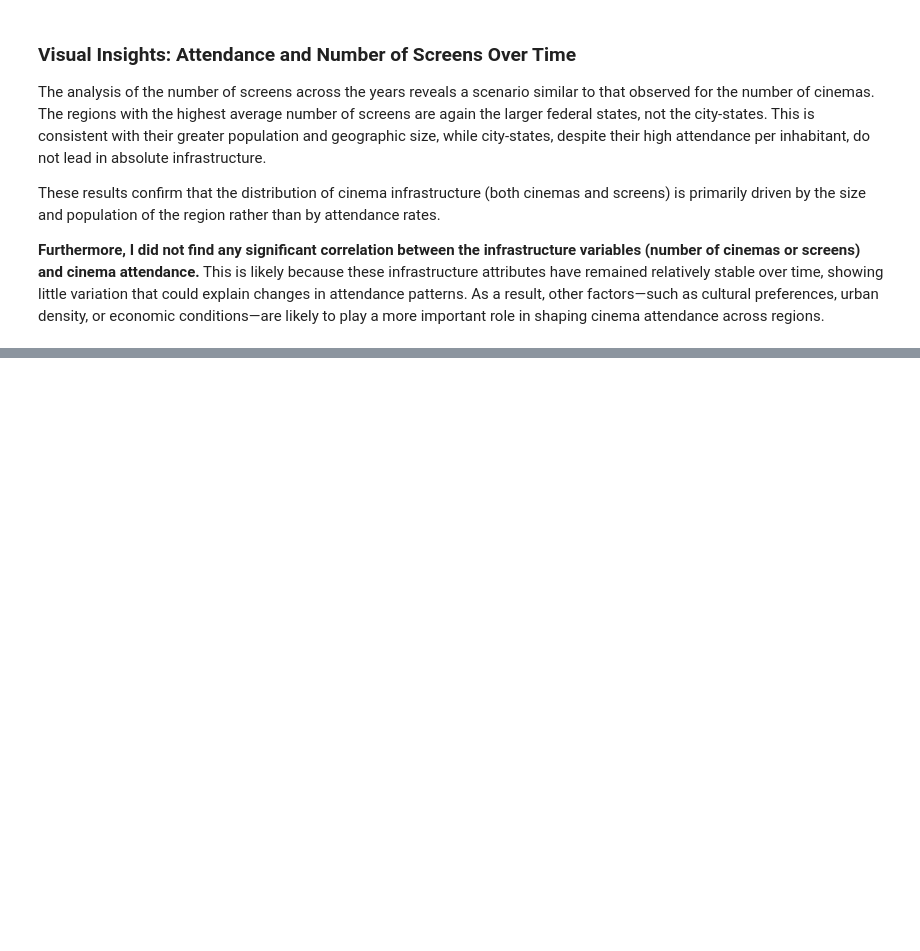
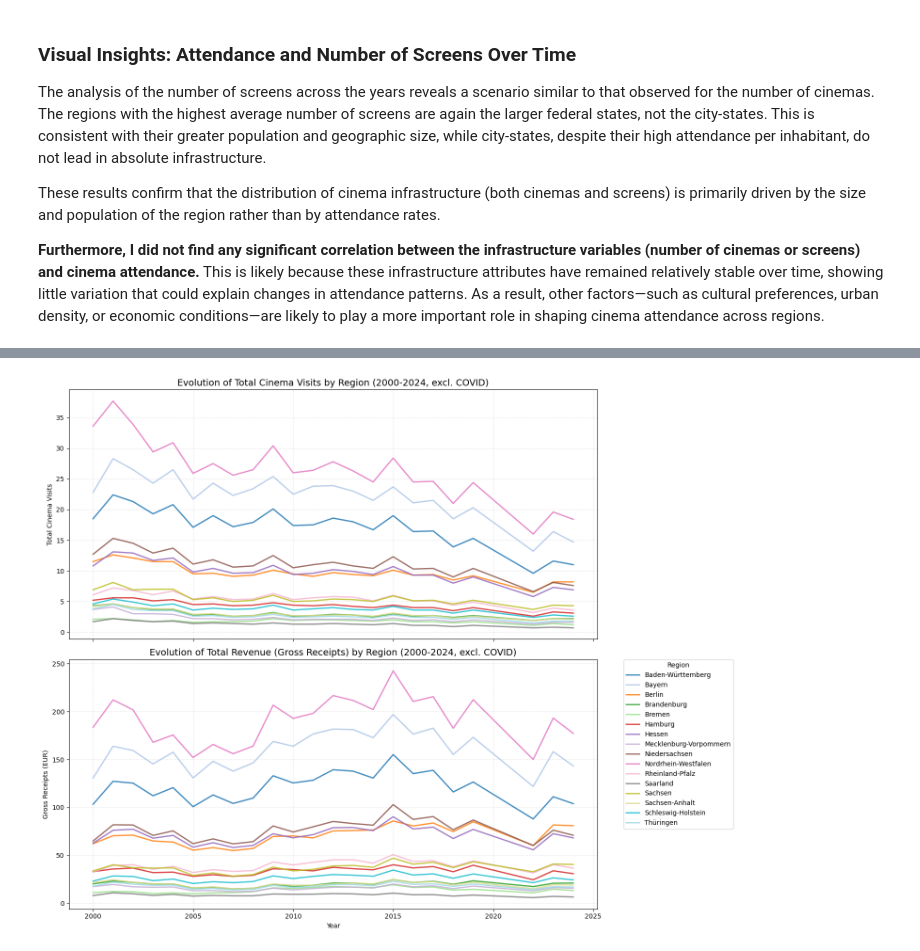
Before and after one commit to federico-bnt/German-cinema-exploratory-analysis-2025, a Jupyter notebook: bin/analysis_notebook.ipynb, the cells around one changed output, grey strips where cells are left out. Saved outputs shown, nothing was run; the diff lists cells and outputs as text; code cells hidden in the pictures; blank space fills up the shorter version.

```diff
--- a/bin/analysis_notebook.ipynb
+++ b/bin/analysis_notebook.ipynb
@@ -979,0 +1027,50 @@ To address this, in the final part of the analysis, I will examine if the evolut
+# %%
+# Evolution of total cinema visits and total revenue by region (excluding COVID years)
+
+fig, axes = plt.subplots(2, 1, figsize=(15, 12), sharex=True)
+
+colors = plt.cm.tab20(np.linspace(0, 1, len(regional_data)))
+region_colors = dict(zip(sorted(regional_data.keys()), colors))
+
+# Subplot 1: Evolution of total cinema visits
+for region, data in regional_data.items():
+    non_covid = data[~data['Years'].isin([2020, 2021])]
+    axes[0].plot(
+        non_covid['Years'],
+        non_covid['Cinema visits'],
+        label=region,
+        color=region_colors[region],
+        linewidth=2,
+        alpha=0.85
+    )
+axes[0].set_title('Evolution of Total Cinema Visits by Region (2000-2024, excl. COVID)', fontsize=14)
+axes[0].set_ylabel('Total Cinema Visits')
+axes[0].grid(True, linestyle='--', alpha=0.3)
+
+# Subplot 2: Evolution of total revenue (gross receipts)
+for region, data in regional_data.items():
+    non_covid = data[~data['Years'].isin([2020, 2021])]
+    axes[1].plot(
+        non_covid['Years'],
+        non_covid['Gross receipts from cinema visits'],
+        label=region,
+        color=region_colors[region],
+        linewidth=2,
+        alpha=0.85
+    )
+axes[1].set_title('Evolution of Total Revenue (Gross Receipts) by Region (2000-2024, excl. COVID)', fontsize=14)
+axes[1].set_xlabel('Year')
+axes[1].set_ylabel('Gross Receipts (EUR)')
+axes[1].grid(True, linestyle='--', alpha=0.3)
+axes[1].legend(
+    bbox_to_anchor=(1.05, 1.0),
+    loc='upper left',
+    borderaxespad=0.,
+    fontsize=10,
+    title='Region'
+)
+
+plt.tight_layout()
+plt.show()
+# %% [output]
+[figure, added]
```
Also changed, not shown: parts of 9 cells of this notebook.
